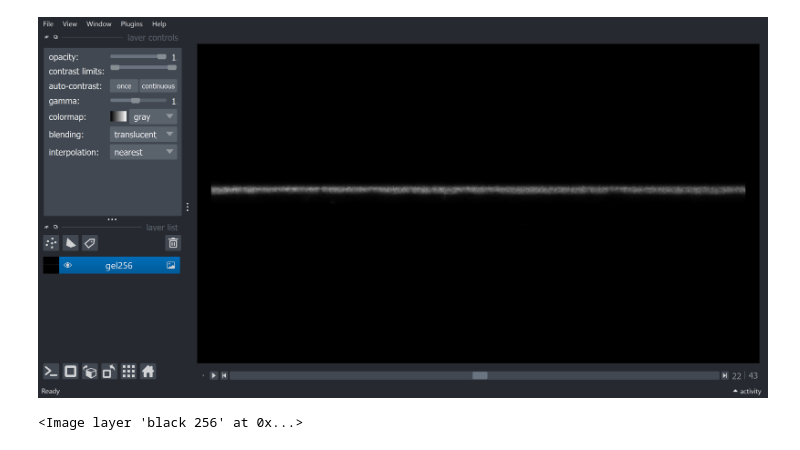
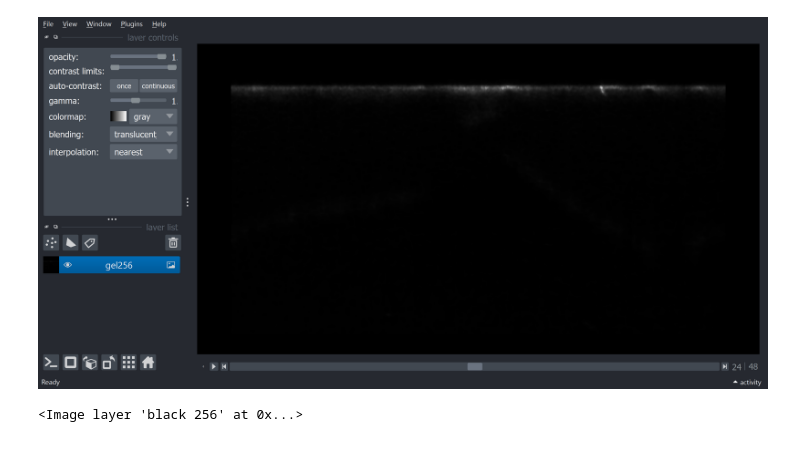
Before and after one commit to amityu/gel_sheets, a Jupyter notebook: utils/napari_notebook.ipynb, the cells around one changed output. Saved outputs shown, nothing was run; the diff lists cells and outputs as text; code cells hidden in the pictures.

```diff
--- a/utils/napari_notebook.ipynb
+++ b/utils/napari_notebook.ipynb
@@ -1,6 +1,6 @@
 # %%
 DATA_PATH = 'C:/Users/amityu/Gel_Sheet_Data/'
-MOVIE_PATH = DATA_PATH +'100621/'
+MOVIE_PATH = DATA_PATH +'140721/'
 GRAPH_PATH = 'C:Users/amityu/Gel_Sheet_Graph/'
 import numpy as np
 import matplotlib.pyplot as plt
@@ -12,7 +12,7 @@ from concurrent.futures import ThreadPoolExecutor
 import preprocessing
 import importlib
 # %%
-gel256 = np.load(MOVIE_PATH + 'np/gel_256_crop.npy', mmap_mode='r')
+gel = np.load(MOVIE_PATH + 'np/gel.npy', mmap_mode='r')
 
 #masked = np.load(MOVIE_PATH + 'np/gel_masked_added8.npy', mmap_mode='r')
 #mask = np.load(MOVIE_PATH + 'np/mask.npy', mmap_mode='r')
@@ -22,7 +22,7 @@ gel._mmap.close()
 import napari
 
 viewer = napari.Viewer()
-image =gel256
+image =gel[:,:,:, 256]
 viewer.add_image(image, name='gel256')
 napari.utils.nbscreenshot(viewer)
 # %% [output]
@@ -30,4 +31,4 @@ WARNING: DirectWrite: CreateFontFaceFromHDC() failed (Indicates an error in an i
-[figure, old version]
+[figure, new version]
 # %%
 mask1 = np.load(MOVIE_PATH + 'np/mask_bil.npy', mmap_mode='r+')
 # %%
```
Also changed, not shown: parts of 1 cell of this notebook, 7 other files.
